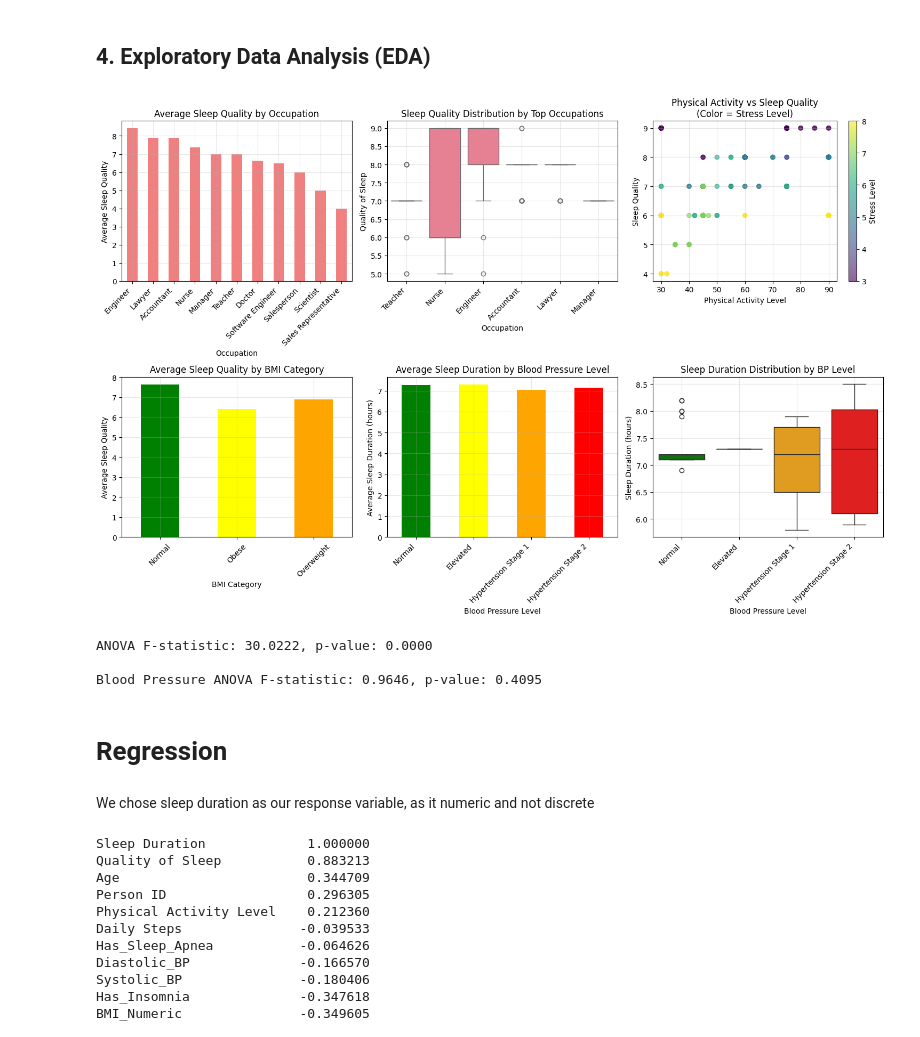
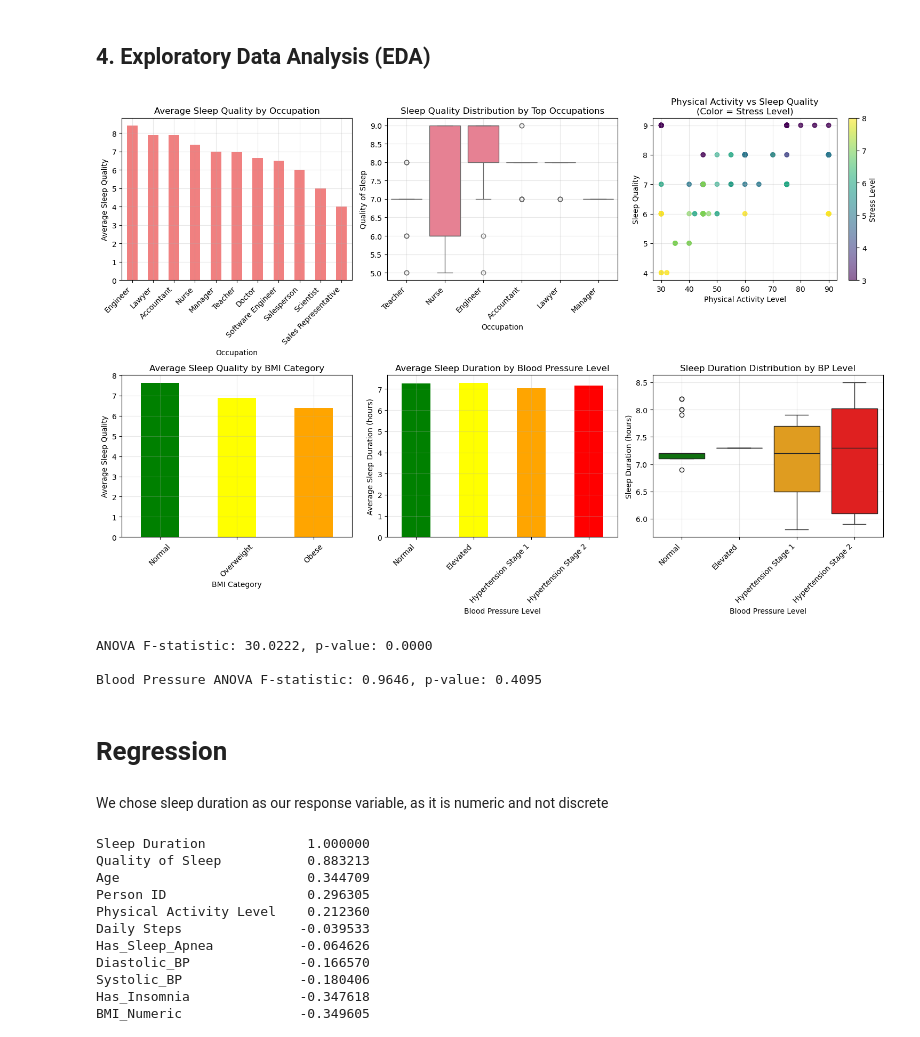
Before and after one commit to itswwong/csm148-project, a Jupyter notebook: CS148_Project.ipynb, the cells around one changed output. Saved outputs shown, nothing was run; the diff lists cells and outputs as text; code cells hidden in the pictures.

```diff
--- a/CS148_Project.ipynb
+++ b/CS148_Project.ipynb
@@ -155,7 +155,7 @@ plt.grid(True, alpha=0.3)
 
 # Bottom left: BMI vs sleep quality
 plt.subplot(2, 3, 4)
-bmi_sleep = df_clean.groupby('BMI Category')['Quality of Sleep'].mean()
+bmi_sleep = df_clean.groupby('BMI Category')['Quality of Sleep'].mean().sort_values(ascending=False)
 bmi_sleep.plot(kind='bar', color=['green', 'yellow', 'orange', 'red'])
 plt.title('Average Sleep Quality by BMI Category')
 plt.xlabel('BMI Category')
@@ -178,39 +178,39 @@ plt.grid(True, alpha=0.3)
 plt.subplot(2, 3, 6)
 sns.boxplot(data=df_clean, x='Blood_Pressure_Level', y='Sleep Duration',
             order=bp_order, palette=['green', 'yellow', 'orange', 'red'])
 plt.title('Sleep Duration Distribution by BP Level')
 plt.xlabel('Blood Pressure Level')
 plt.ylabel('Sleep Duration (hours)')
 plt.xticks(rotation=45, ha='right')
 plt.grid(True, alpha=0.3)
 
 plt.tight_layout()
 plt.show()
 
 # Statistical analysis of occupation effects
 from scipy.stats import f_oneway
 
 occupations = df_clean['Occupation'].unique()
 occupation_groups = [df_clean[df_clean['Occupation'] == occ]['Quality of Sleep'].values
                     for occ in occupations]
 
 f_stat, p_value = f_oneway(*occupation_groups)
 print(f"ANOVA F-statistic: {f_stat:.4f}, p-value: {p_value:.4f}")
 
 # Statistical analysis for Blood Pressure vs Sleep Duration
 bp_groups = [df_clean[df_clean['Blood_Pressure_Level'] == bp]['Sleep Duration'].values
              for bp in bp_order if bp in df_clean['Blood_Pressure_Level'].values]
 
 if len(bp_groups) > 1:
     f_stat_bp, p_value_bp = f_oneway(*bp_groups)
     print(f"\nBlood Pressure ANOVA F-statistic: {f_stat_bp:.4f}, p-value: {p_value_bp:.4f}")
 # %% [output]
-[figure, old version]
+[figure, new version]
 ANOVA F-statistic: 30.0222, p-value: 0.0000
 
 Blood Pressure ANOVA F-statistic: 0.9646, p-value: 0.4095
 # %% [markdown]
 # Regression
 # %% [markdown]
-We chose sleep duration as our response variable, as it numeric and not discrete
+We chose sleep duration as our response variable, as it is numeric and not discrete
 # %%
```
Also changed, not shown: parts of 19 cells of this notebook.
